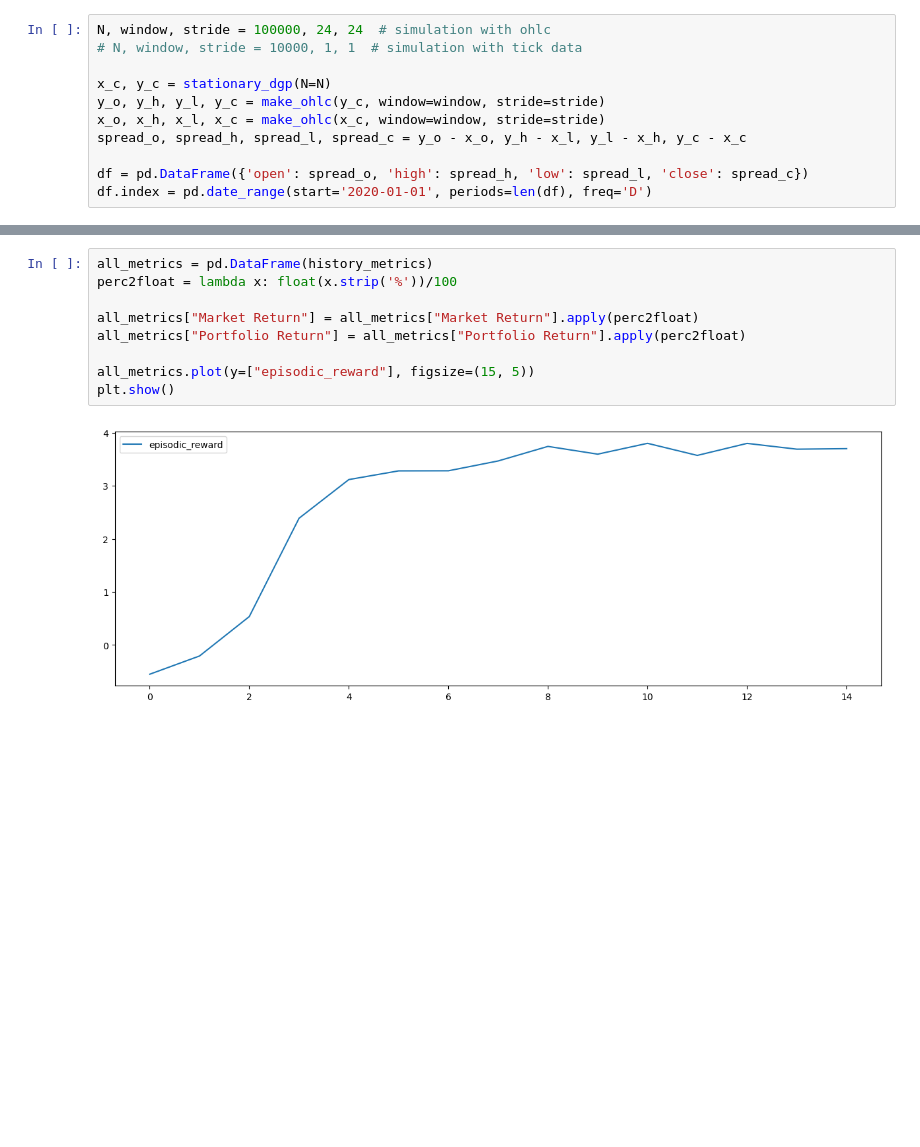
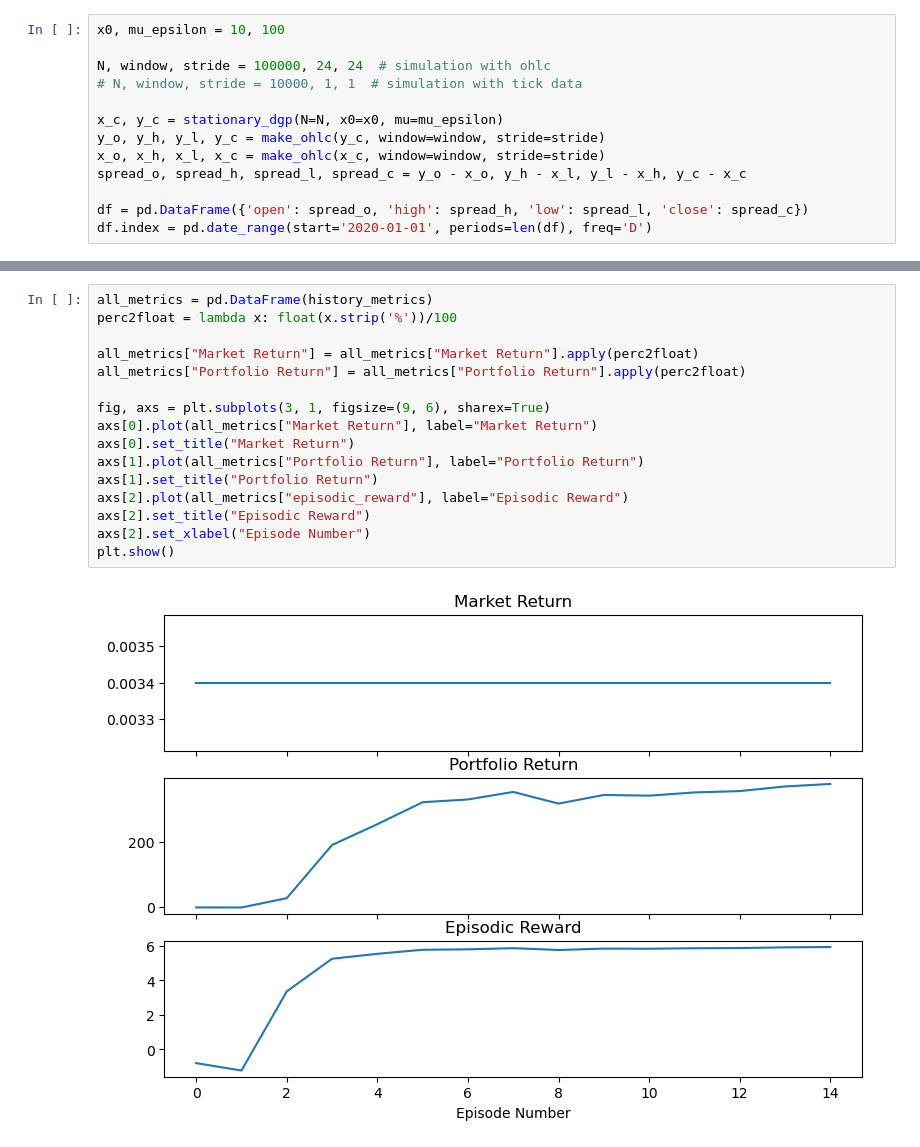
Before and after one commit to chantomkit/RLTrade, a Jupyter notebook: stationary_dgp_rl.ipynb, the cells around one changed output, grey strips where cells are left out. Cells and saved outputs as stored; diff of their text form; blank space fills up the shorter version.

```diff
--- a/stationary_dgp_rl.ipynb
+++ b/stationary_dgp_rl.ipynb
@@ -23,8 +23,10 @@ Matplotlib is building the font cache; this may take a moment.
 # %%
+x0, mu_epsilon = 10, 100
+
 N, window, stride = 100000, 24, 24  # simulation with ohlc
 # N, window, stride = 10000, 1, 1  # simulation with tick data
 
-x_c, y_c = stationary_dgp(N=N)
+x_c, y_c = stationary_dgp(N=N, x0=x0, mu=mu_epsilon)
 y_o, y_h, y_l, y_c = make_ohlc(y_c, window=window, stride=stride)
 x_o, x_h, x_l, x_c = make_ohlc(x_c, window=window, stride=stride)
 spread_o, spread_h, spread_l, spread_c = y_o - x_o, y_h - x_l, y_l - x_h, y_c - x_c
@@ -156,14 +199,21 @@ Market Return : -0.08%   |   Portfolio Return : 3950.44%   |   Position Changes
 # %%
 all_metrics = pd.DataFrame(history_metrics)
 perc2float = lambda x: float(x.strip('%'))/100
 
 all_metrics["Market Return"] = all_metrics["Market Return"].apply(perc2float)
 all_metrics["Portfolio Return"] = all_metrics["Portfolio Return"].apply(perc2float)
 
-all_metrics.plot(y=["episodic_reward"], figsize=(15, 5))
+fig, axs = plt.subplots(3, 1, figsize=(9, 6), sharex=True)
+axs[0].plot(all_metrics["Market Return"], label="Market Return")
+axs[0].set_title("Market Return")
+axs[1].plot(all_metrics["Portfolio Return"], label="Portfolio Return")
+axs[1].set_title("Portfolio Return")
+axs[2].plot(all_metrics["episodic_reward"], label="Episodic Reward")
+axs[2].set_title("Episodic Reward")
+axs[2].set_xlabel("Episode Number")
 plt.show()
 # %% [output]
-[figure, old version]
+[figure, new version]
 # %%
 # Evaluate the agent on a new dataset from the same data generating process
 returns = []
```
Also changed, not shown: parts of 35 cells of this notebook.
